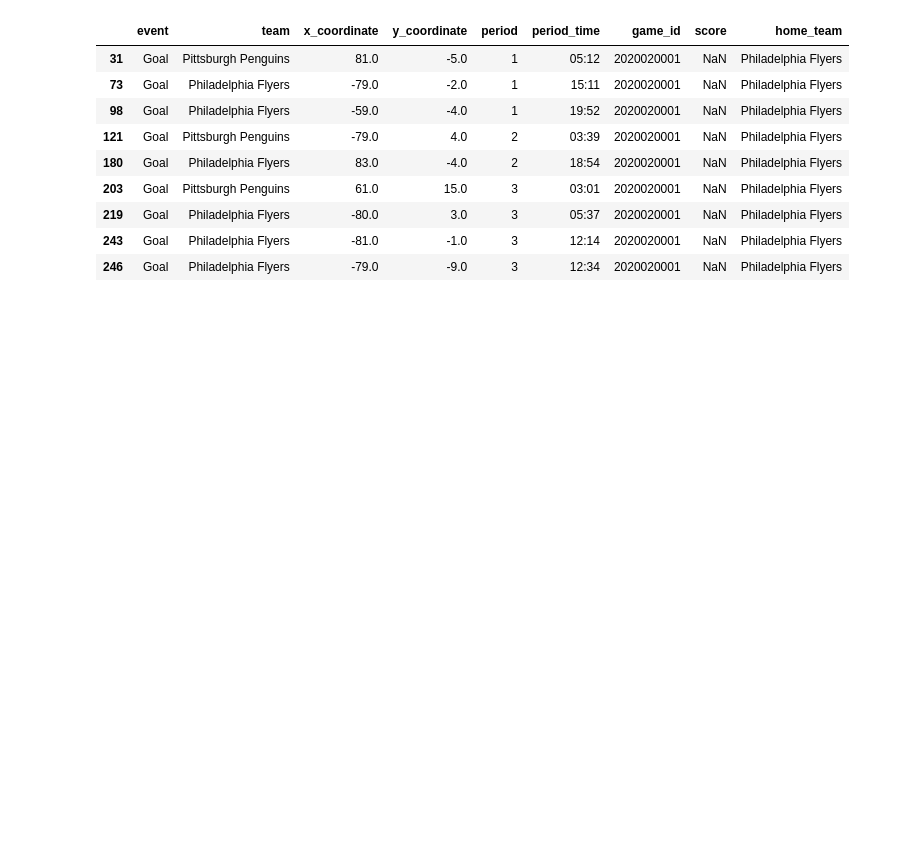
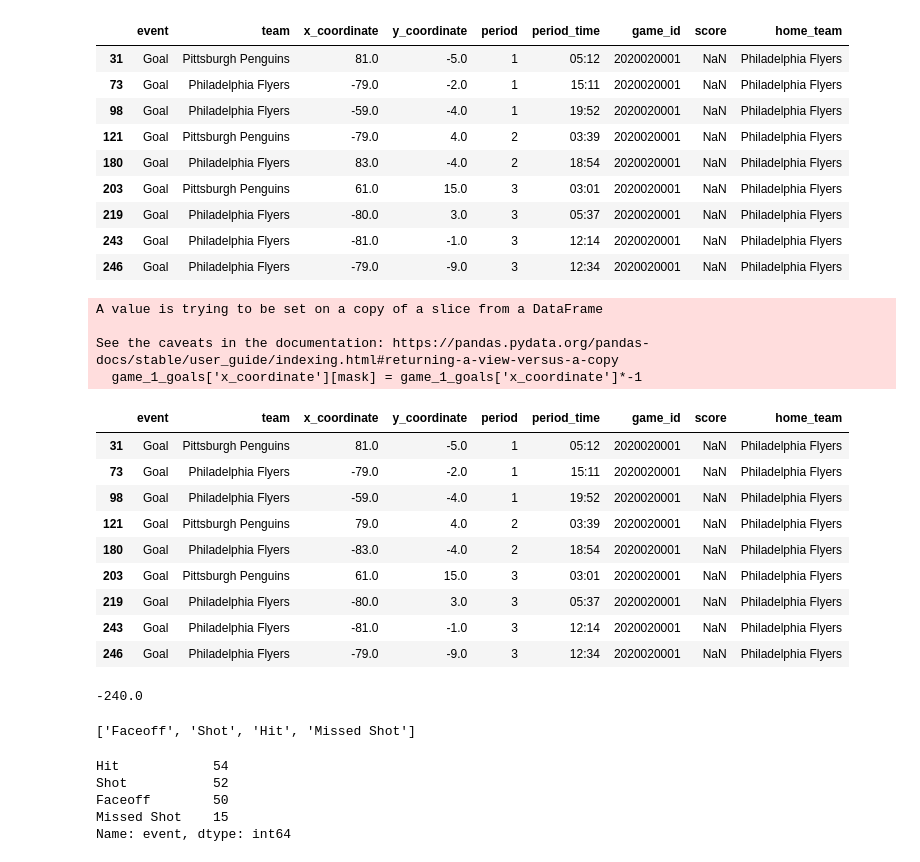
Before and after one commit to RazyChristmas/NHL_predictor, a Jupyter notebook: EDA and Feature engineering .ipynb, the cells around one changed output. Saved outputs shown, nothing was run; the diff lists cells and outputs as text; code cells hidden in the pictures; blank space fills up the shorter version.

```diff
--- a/EDA and Feature engineering .ipynb
+++ b/EDA and Feature engineering .ipynb
@@ -69,5 +117,5 @@ Name: event, dtype: int64
 # %%
-game_1 = all_game_events[all_game_events['game_id'] == 2020020001]
+game_1 = all_game_events[all_game_events['game_id'] == 2020020001].copy()
 # %%
 game_1_faceoffs = game_1[game_1['event'] == 'Faceoff']
 # %%
@@ -91,7 +139,7 @@ game_1_faceoffs
 | 267 | Faceoff | Pittsburgh Penguins | 69.0 | 22.0 | 3 | 17:17 | 2020020001 | NaN | Philadelphia Flyers |
 | 273 | Faceoff | Philadelphia Flyers | 69.0 | 22.0 | 3 | 17:49 | 2020020001 | NaN | Philadelphia Flyers |
 # %%
-game_1_goals = game_1[game_1['event'] == 'Goal']
+game_1_goals = game_1[game_1['event'] == 'Goal'].copy()
 # %%
 game_1_goals # will need to inverse all the second periods
 # %% [output]
@@ -105,3 +153,33 @@ game_1_goals # will need to inverse all the second periods
 | 219 | Goal | Philadelphia Flyers | -80.0 | 3.0 | 3 | 05:37 | 2020020001 | NaN | Philadelphia Flyers |
 | 243 | Goal | Philadelphia Flyers | -81.0 | -1.0 | 3 | 12:14 | 2020020001 | NaN | Philadelphia Flyers |
 | 246 | Goal | Philadelphia Flyers | -79.0 | -9.0 | 3 | 12:34 | 2020020001 | NaN | Philadelphia Flyers |
+# %%
+mask = game_1_goals['period'] == 2
+# %%
+game_1_goals['x_coordinate'][mask] = game_1_goals['x_coordinate']*-1
+# %% [output]
+A value is trying to be set on a copy of a slice from a DataFrame
+
+See the caveats in the documentation: https://pandas.pydata.org/pandas-docs/stable/user_guide/indexing.html#returning-a-view-versus-a-copy
+  game_1_goals['x_coordinate'][mask] = game_1_goals['x_coordinate']*-1
+# %%
+game_1_goals
+# %% [output]
+|  | event | team | x_coordinate | y_coordinate | period | period_time | game_id | score | home_team |
+| 31 | Goal | Pittsburgh Penguins | 81.0 | -5.0 | 1 | 05:12 | 2020020001 | NaN | Philadelphia Flyers |
+| 73 | Goal | Philadelphia Flyers | -79.0 | -2.0 | 1 | 15:11 | 2020020001 | NaN | Philadelphia Flyers |
+| 98 | Goal | Philadelphia Flyers | -59.0 | -4.0 | 1 | 19:52 | 2020020001 | NaN | Philadelphia Flyers |
+| 121 | Goal | Pittsburgh Penguins | 79.0 | 4.0 | 2 | 03:39 | 2020020001 | NaN | Philadelphia Flyers |
+| 180 | Goal | Philadelphia Flyers | -83.0 | -4.0 | 2 | 18:54 | 2020020001 | NaN | Philadelphia Flyers |
+| 203 | Goal | Pittsburgh Penguins | 61.0 | 15.0 | 3 | 03:01 | 2020020001 | NaN | Philadelphia Flyers |
+| 219 | Goal | Philadelphia Flyers | -80.0 | 3.0 | 3 | 05:37 | 2020020001 | NaN | Philadelphia Flyers |
+| 243 | Goal | Philadelphia Flyers | -81.0 | -1.0 | 3 | 12:14 | 2020020001 | NaN | Philadelphia Flyers |
+| 246 | Goal | Philadelphia Flyers | -79.0 | -9.0 | 3 | 12:34 | 2020020001 | NaN | Philadelphia Flyers |
+# %%
+game_1_goals['x_coordinate'].sum()
+# %% [output]
+-240.0
+# %%
+ice_tilt_events
+# %% [output]
+['Faceoff', 'Shot', 'Hit', 'Missed Shot']
@@ -107,0 +188,8 @@ game_1_goals # will need to inverse all the second periods
+# %%
+game_1_ice_tilt['event'].value_counts()
+# %% [output]
+Hit            54
+Shot           52
+Faceoff        50
+Missed Shot    15
+Name: event, dtype: int64
```
Also changed, not shown: parts of 18 cells of this notebook.
